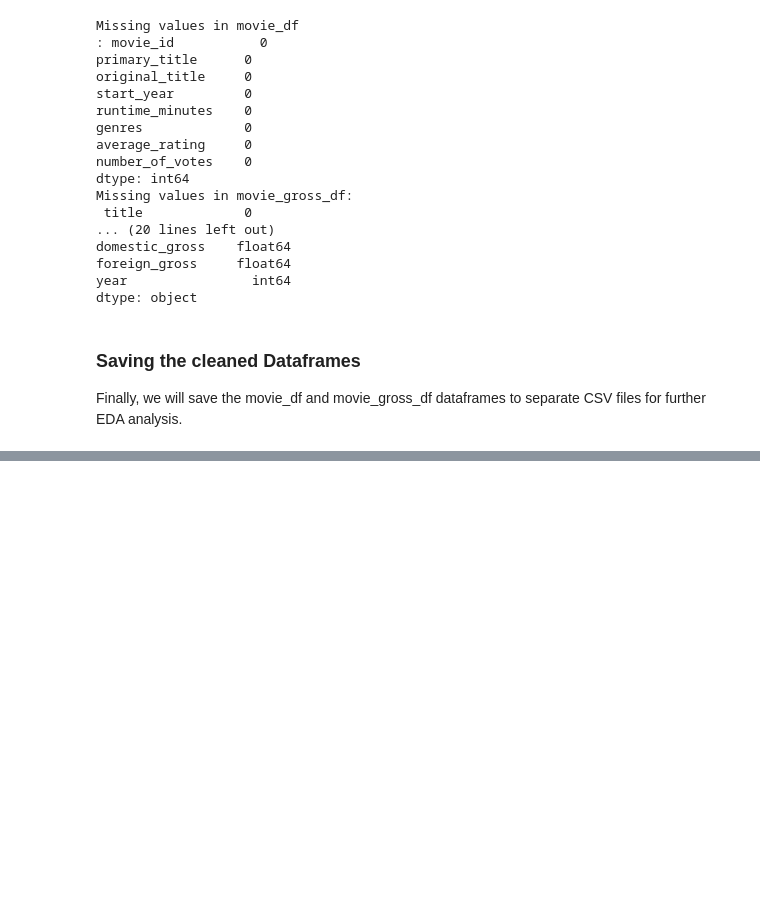
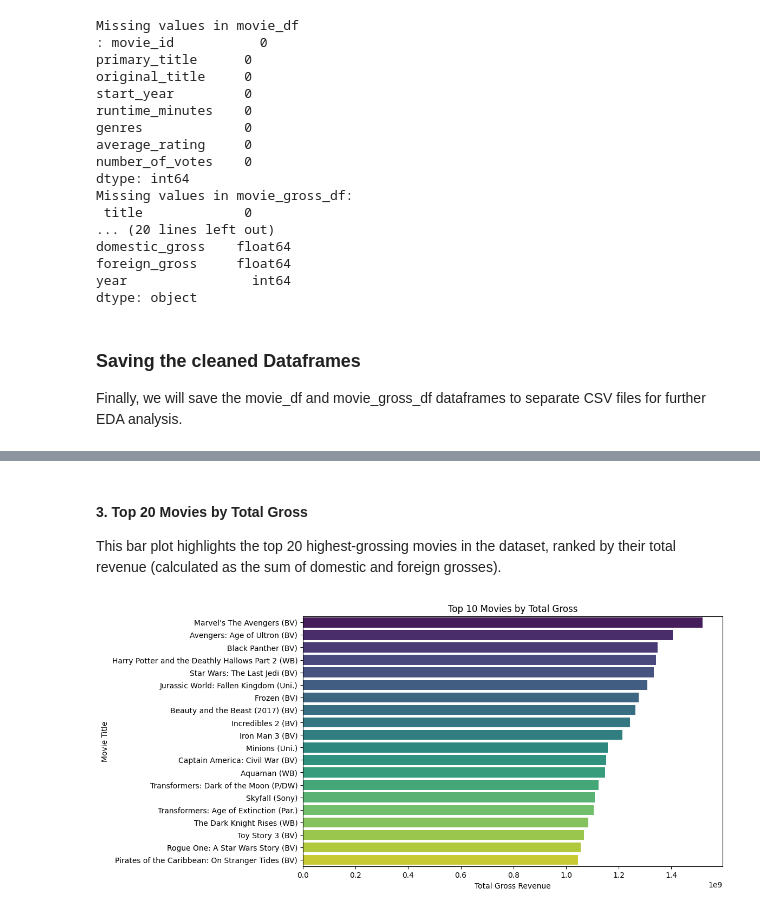
Before and after one commit to Patricknmaina/dsc-phase-2-project, a Jupyter notebook: index.ipynb, the cells around one changed output, grey strips where cells are left out. Saved outputs shown, nothing was run; the diff lists cells and outputs as text; code cells hidden in the pictures; blank space fills up the shorter version.

```diff
--- a/index.ipynb
+++ b/index.ipynb
@@ -416,0 +450,6 @@ movie_gross_df.to_csv('data/cleaned_data/cleaned_movie_gross_dataset.csv')
+# %%
+# create a new column 'total_gross' in movie_gross_df
+movie_gross_df['total_gross'] = movie_gross_df['domestic_gross'] + movie_gross_df['foreign_gross']
+
+# check the first 5 rows
+movie_gross_df[['title', 'total_gross']].head()
@@ -416,0 +556,14 @@ movie_gross_df.to_csv('data/cleaned_data/cleaned_movie_gross_dataset.csv')
+# %% [markdown]
+#### 3. **Top 20 Movies by Total Gross**
+This bar plot highlights the top 20 highest-grossing movies in the dataset, ranked by their total revenue (calculated as the sum of domestic and foreign grosses).
+# %%
+# plot for top 10 movies by total gross
+plt.figure(figsize=(10, 6))
+top_10_movies = movie_gross_df.nlargest(20, 'total_gross')
+sns.barplot(data=top_10_movies, x='total_gross', y='title', palette='viridis', hue='title')
+plt.title('Top 10 Movies by Total Gross')
+plt.xlabel('Total Gross Revenue')
+plt.ylabel('Movie Title')
+plt.show()
+# %% [output]
+[figure, added]
```
Also changed, not shown: parts of 37 cells of this notebook.
